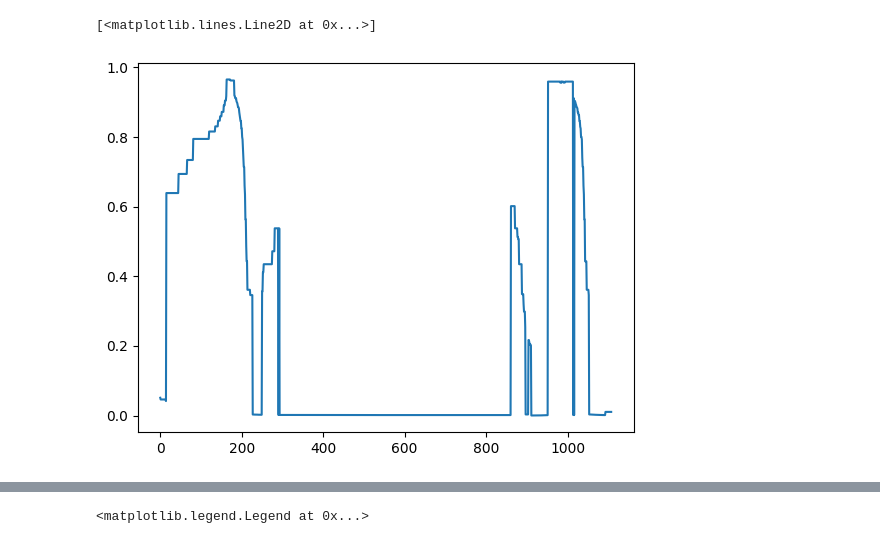
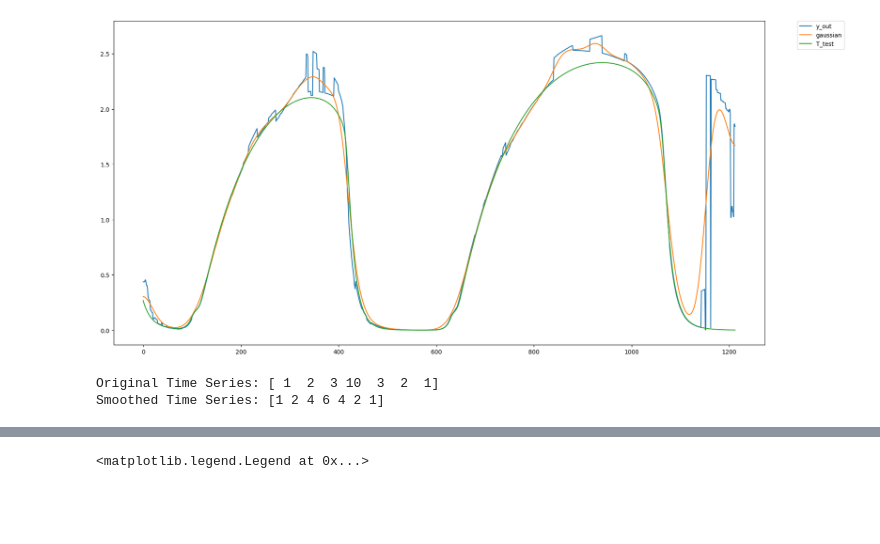
Before and after one commit to LukasBremer/SMM_AdODE_2D, a Jupyter notebook: adode_cluster/SpringMassModel/GuessActiveStress.ipynb, the cells around one changed output, grey strips where cells are left out. Saved outputs shown, nothing was run; the diff lists cells and outputs as text; code cells hidden in the pictures; blank space fills up the shorter version.

```diff
--- a/adode_cluster/SpringMassModel/GuessActiveStress.ipynb
+++ b/adode_cluster/SpringMassModel/GuessActiveStress.ipynb
@@ -138,8 +168,53 @@ elements = [y_train[0][row[0]] for row in index_list]
-# %%
-plt.plot(elements)
-# %% [output]
-[<matplotlib.lines.Line2D at 0x...>]
-[figure, removed]
+# %%
+y_out = [y_train[row][col] for row, col in index_list]
+#y_out = [y_train[0][row[0]] for row in index_list]
+y_control = [y_train[0][row[0]] for row in index_list]
+# %%
+T_train_smoothed = gaussian_filter1d(y_out, sigma=15)
+#apple laplacian smoothing to y_out
+#aplly np.convolve with laplacian kernel to y_out
+T_train_convolved = convolve1d(y_out, [1,-2,1], mode='nearest')
+T_train_convolved = y_out - .5 * T_train_convolved
+
+
+def low_pass_filter(time_series, cutoff_freq):
+    freq = np.fft.rfftfreq(len(time_series))
+    fft_series = np.fft.rfft(time_series)
+    fft_series[freq > cutoff_freq] = 0  # Remove high frequencies
+    return np.fft.irfft(fft_series)
+
+# Apply low-pass filtering
+T_train_lowpass = low_pass_filter(y_out, cutoff_freq=0.05)
+
+
+plt.figure(figsize=(20,10))
+plt.plot(y_out,label='y_out')
+# plt.plot(T_train_lowpass,label='lowpass')
+plt.plot(T_train_smoothed,label='gaussian')
+plt.plot(T_test_raw,label='T_test')
+plt.legend(bbox_to_anchor=(1.05, 1), loc='upper left', borderaxespad=0.)
+plt.savefig('test.png')
+# %% [output]
+[figure, added]
+# %%
+import numpy as np
+from scipy.ndimage import convolve1d
+
+# Example time series
+time_series = np.array([1, 2, 3, 10, 3, 2, 1])
+
+# Define a Laplacian smoothing kernel (symmetric averaging kernel)
+kernel = np.array([0.25, 0.5, 0.25])
+
+# Apply smoothing using convolve1d from scipy
+smoothed_time_series = convolve1d(time_series, kernel, mode='nearest')
+
+# Results
+print("Original Time Series:", time_series)
+print("Smoothed Time Series:", smoothed_time_series)
+# %% [output]
+Original Time Series: [ 1  2  3 10  3  2  1]
+Smoothed Time Series: [1 2 4 6 4 2 1]
 # %%
 T_test_raw = T[t_start_test:t_stop_test,i,j]
 x_arr_test_raw = np.array([x_temp[t_start_test:t_stop_test,:,i,j],x_temp[t_start_test:t_stop_test,:,i,j+1],x_temp[t_start_test:t_stop_test,:,i+1,j+1],x_temp[t_start_test:t_stop_test,:,i+1,j]])
```
Also changed, not shown: parts of 8 cells of this notebook, 2 other files.
